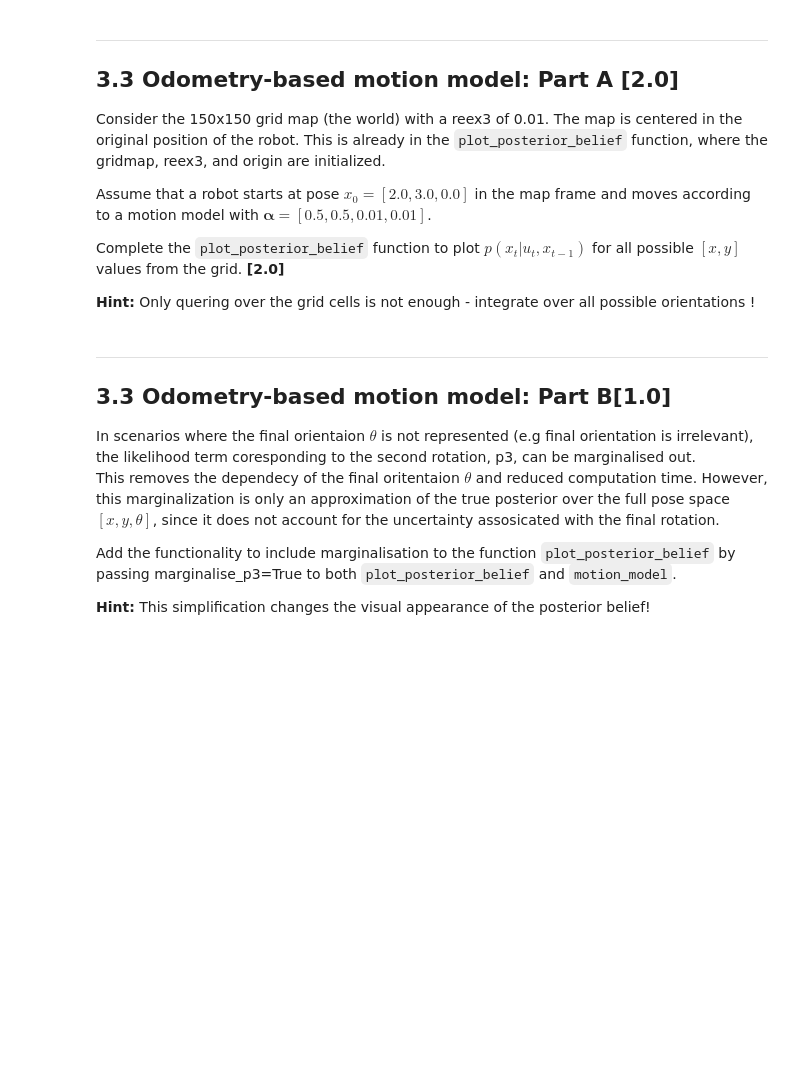
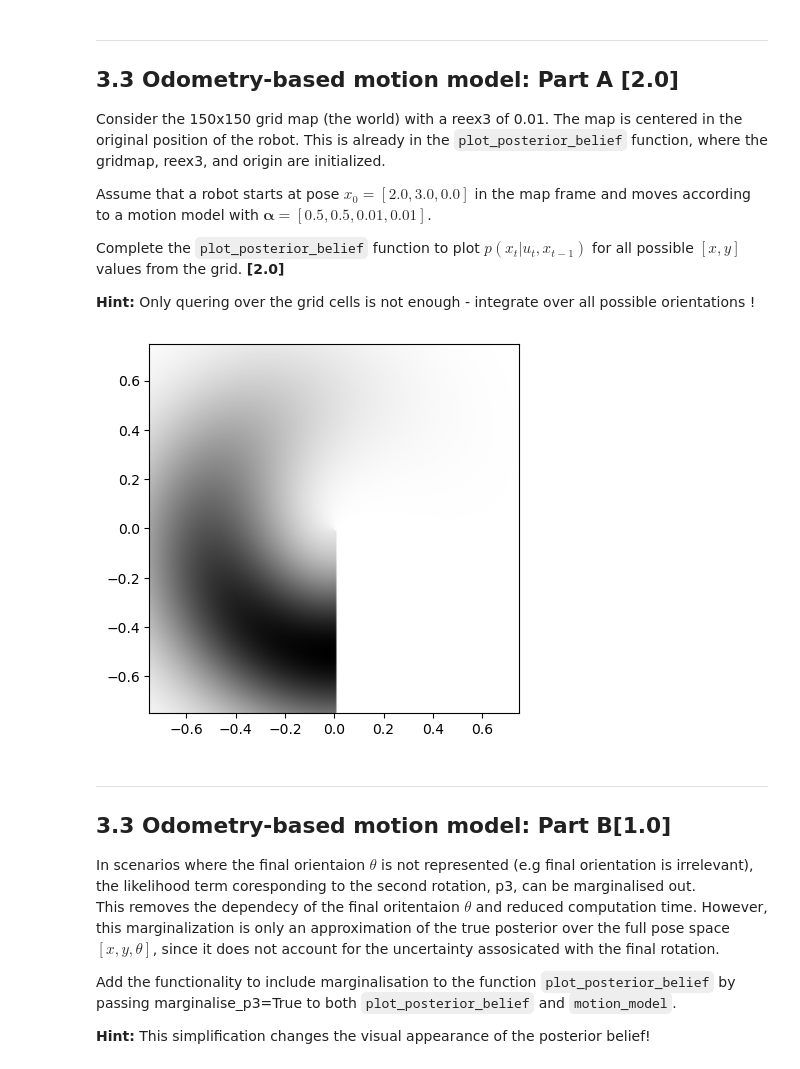
Before and after one commit to pratikapte29/moro_mobile_robotics, a Jupyter notebook: ex3/ex3.ipynb, the cells around one changed output. Saved outputs shown, nothing was run; the diff lists cells and outputs as text; code cells hidden in the pictures; blank space fills up the shorter version.

```diff
--- a/ex3/ex3.ipynb
+++ b/ex3/ex3.ipynb
@@ -79,9 +79,12 @@ Complete the `plot_posterior_belief` function to plot $p(x_t | u_t, x_{t-1})$ fo
 # %%
 ut = [[0.0, 0.0, 0.0], [0.5, 0.0, np.pi/2]]
 x_t_1 = [0, 0, 0.0]
 alpha = [0.5, 0.5, 0.01, 0.01]
 
 plot_posterior_belief(x_t_1, ut, alpha)
+plot_posterior_belief(x_t_1, ut, alpha, marginalise_p3=True)
+# %% [output]
+[figure, added]
 # %% [markdown]
 ---
 ## 3.3 Odometry-based motion model: Part B[1.0]
```
Also changed, not shown: 1 other file.
